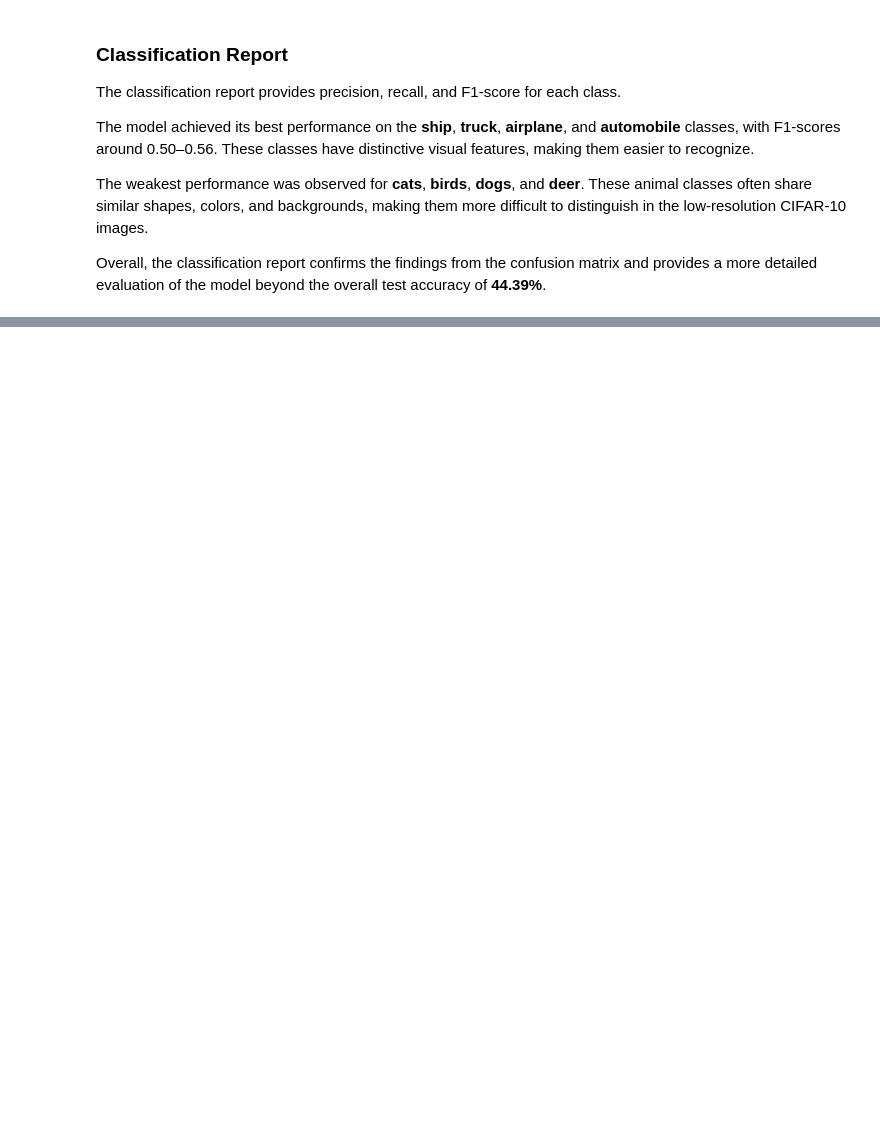
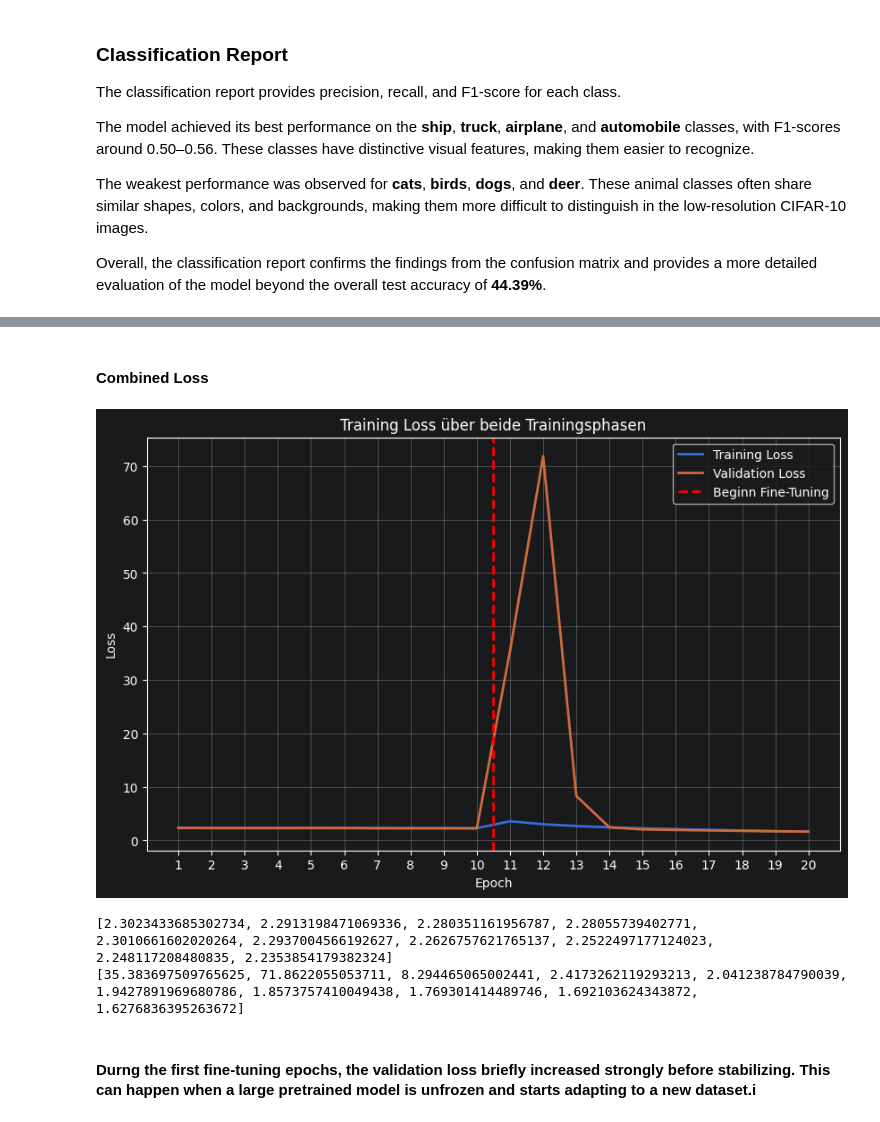
Before and after one commit to pavlovamarija-sys/CIFAR10-Computer-Vision-Transfer-Learning, a Jupyter notebook: notebooks/cifar10_transfer_learning.ipynb, the cells around one changed output, grey strips where cells are left out. Saved outputs shown, nothing was run; the diff lists cells and outputs as text; code cells hidden in the pictures; blank space fills up the shorter version.

```diff
--- a/notebooks/cifar10_transfer_learning.ipynb
+++ b/notebooks/cifar10_transfer_learning.ipynb
@@ -493,0 +541,38 @@ Overall, the classification report confirms the findings from the confusion matr
+# %% [markdown]
+#### Combined Loss
+# %%
+import matplotlib.pyplot as plt
+
+# Combine history from both phases
+train_loss = history_head.history['loss'] + history_finetune.history['loss']
+val_loss = history_head.history['val_loss'] + history_finetune.history['val_loss']
+
+epochs = range(1, len(train_loss) + 1)
+
+plt.figure(figsize=(10,6))
+
+plt.plot(epochs, train_loss, label='Training Loss', linewidth=2)
+plt.plot(epochs, val_loss, label='Validation Loss', linewidth=2)
+
+# Vertical line where Phase 2 begins
+plt.axvline(x=10.5, color='red', linestyle='--', linewidth=2,
+            label='Beginn Fine-Tuning')
+
+plt.title('Training Loss über beide Trainingsphasen')
+plt.xlabel('Epoch')
+plt.ylabel('Loss')
+plt.xticks(range(1, 21))
+plt.legend()
+plt.grid(True)
+
+plt.show()
+# %% [output]
+[figure, added]
+# %%
+print(history_head.history['val_loss'])
+print(history_finetune.history['val_loss'])
+# %% [output]
+[2.3023433685302734, 2.2913198471069336, 2.280351161956787, 2.28055739402771, 2.3010661602020264, 2.2937004566192627, 2.2626757621765137, 2.2522497177124023, 2.248117208480835, 2.2353854179382324]
+[35.383697509765625, 71.8622055053711, 8.294465065002441, 2.4173262119293213, 2.041238784790039, 1.9427891969680786, 1.8573757410049438, 1.769301414489746, 1.692103624343872, 1.6276836395263672]
+# %% [markdown]
+#### Durng the first fine-tuning epochs, the validation loss briefly increased strongly before stabilizing. This can happen when a large pretrained model is unfrozen and starts adapting to a new dataset.i
```
Also changed, not shown: parts of 15 cells of this notebook.
